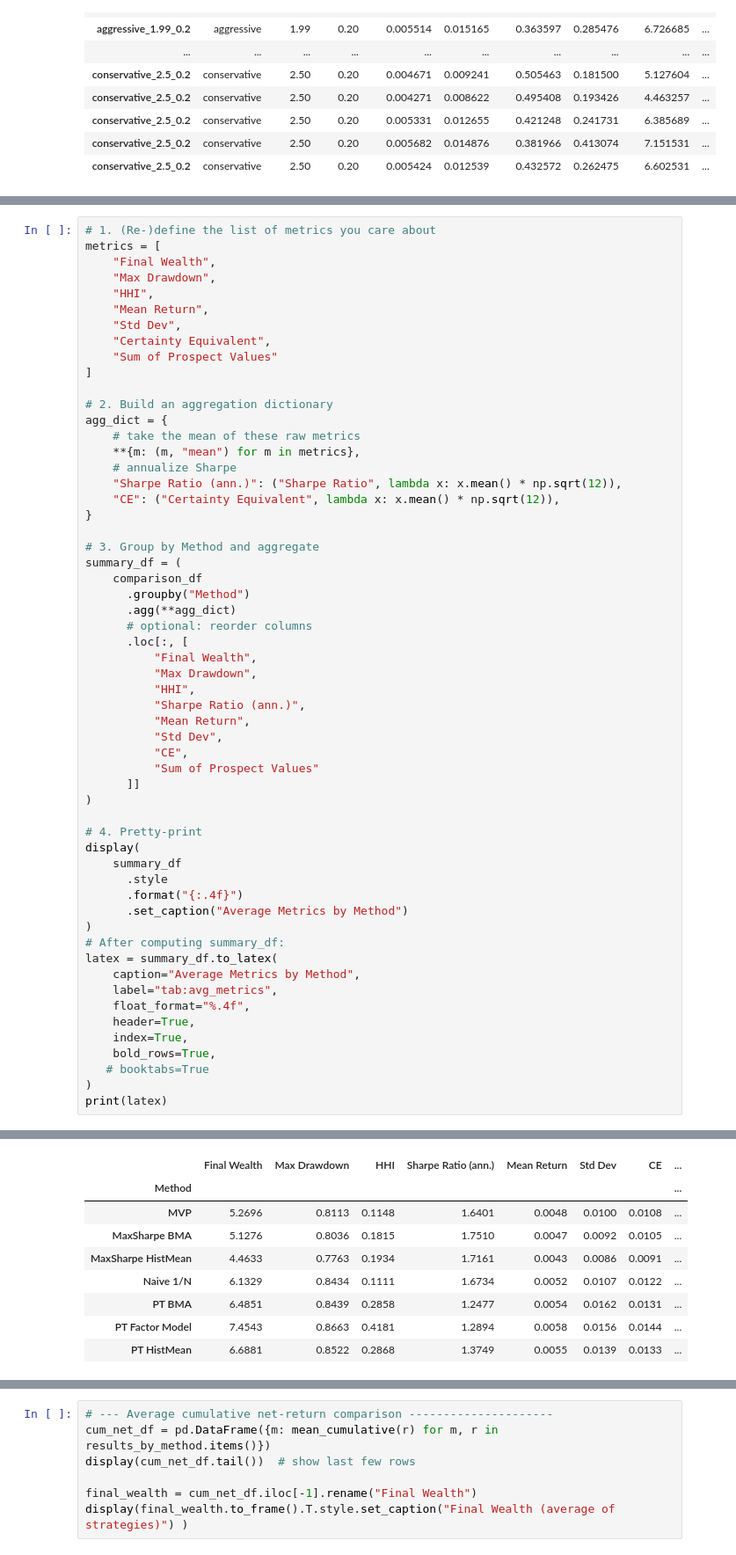
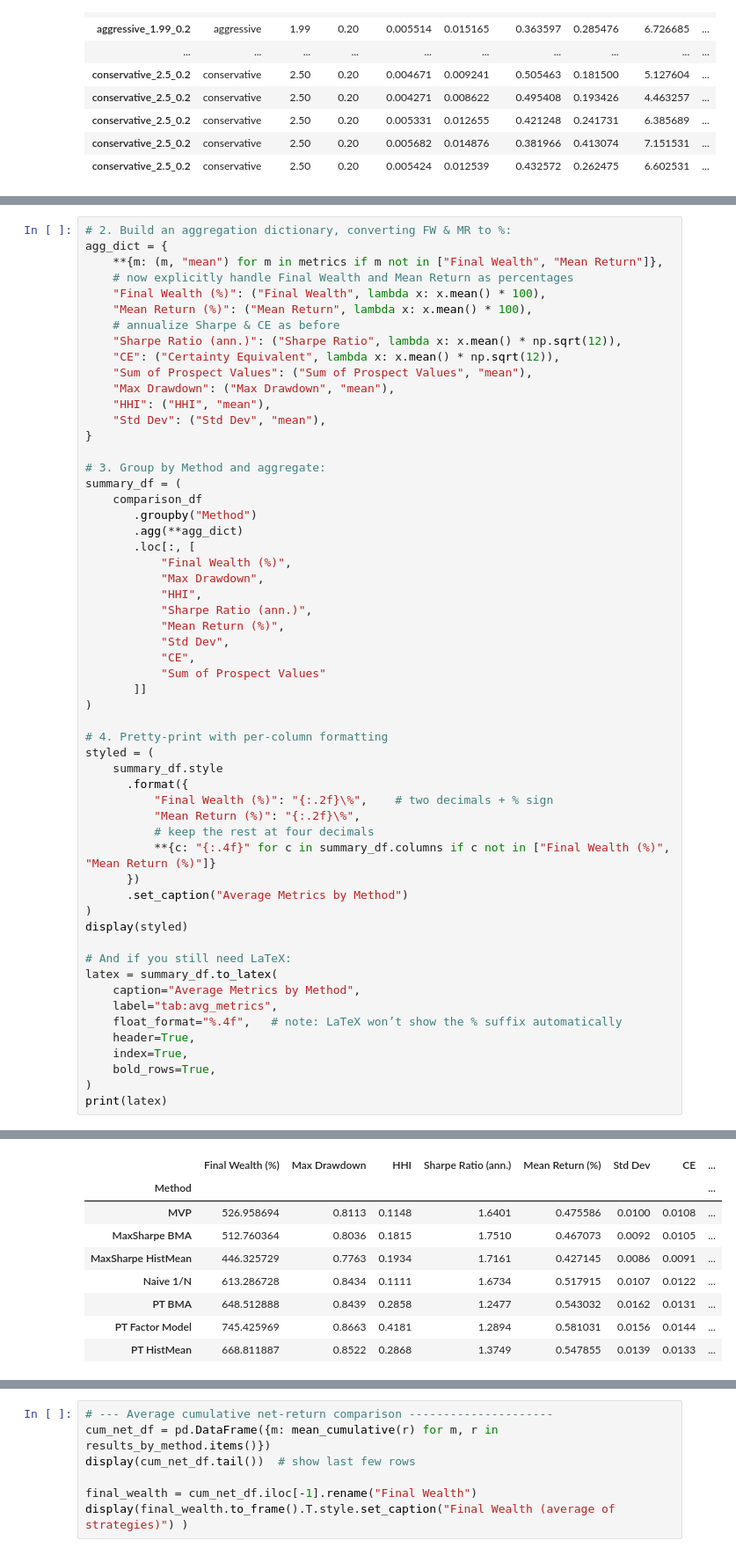
Before and after one commit to CheeseT99/speciale_repo, a Jupyter notebook: jupyternotebooks/results_pt_avg.ipynb, the cells around one changed output, grey strips where cells are left out. Shown at 88% size. Cells and saved outputs as stored; diff of their text form.

```diff
--- a/jupyternotebooks/results_pt_avg.ipynb
+++ b/jupyternotebooks/results_pt_avg.ipynb
@@ -377,71 +496,70 @@ PT Factor Model – Strategy‑level Results
 # %%
-# 1. (Re-)define the list of metrics you care about
-metrics = [
-    "Final Wealth",
-    "Max Drawdown",
-    "HHI",
-    "Mean Return",
-    "Std Dev",
-    "Certainty Equivalent",
-    "Sum of Prospect Values"
-]
-
-# 2. Build an aggregation dictionary
+# 2. Build an aggregation dictionary, converting FW & MR to %:
 agg_dict = {
-    # take the mean of these raw metrics
-    **{m: (m, "mean") for m in metrics},
-    # annualize Sharpe
+    **{m: (m, "mean") for m in metrics if m not in ["Final Wealth", "Mean Return"]},
+    # now explicitly handle Final Wealth and Mean Return as percentages
+    "Final Wealth (%)": ("Final Wealth", lambda x: x.mean() * 100),
+    "Mean Return (%)": ("Mean Return", lambda x: x.mean() * 100),
+    # annualize Sharpe & CE as before
     "Sharpe Ratio (ann.)": ("Sharpe Ratio", lambda x: x.mean() * np.sqrt(12)),
     "CE": ("Certainty Equivalent", lambda x: x.mean() * np.sqrt(12)),
+    "Sum of Prospect Values": ("Sum of Prospect Values", "mean"),
+    "Max Drawdown": ("Max Drawdown", "mean"),
+    "HHI": ("HHI", "mean"),
+    "Std Dev": ("Std Dev", "mean"),
 }
 
-# 3. Group by Method and aggregate
+# 3. Group by Method and aggregate:
 summary_df = (
     comparison_df
-      .groupby("Method")
-      .agg(**agg_dict)
-      # optional: reorder columns
-      .loc[:, [
-          "Final Wealth",
-          "Max Drawdown",
-          "HHI",
-          "Sharpe Ratio (ann.)",
-          "Mean Return",
-          "Std Dev",
-          "CE",
-          "Sum of Prospect Values"
-      ]]
+       .groupby("Method")
+       .agg(**agg_dict)
+       .loc[:, [
+           "Final Wealth (%)",
+           "Max Drawdown",
+           "HHI",
+           "Sharpe Ratio (ann.)",
+           "Mean Return (%)",
+           "Std Dev",
+           "CE",
+           "Sum of Prospect Values"
+       ]]
 )
 
-# 4. Pretty‐print
-display(
-    summary_df
-      .style
-      .format("{:.4f}")
+# 4. Pretty‐print with per‐column formatting
+styled = (
+    summary_df.style
+      .format({
+          "Final Wealth (%)": "{:.2f}\%",    # two decimals + % sign
+          "Mean Return (%)": "{:.2f}\%",
+          # keep the rest at four decimals
+          **{c: "{:.4f}" for c in summary_df.columns if c not in ["Final Wealth (%)", "Mean Return (%)"]}
+      })
       .set_caption("Average Metrics by Method")
 )
-# After computing summary_df:
+display(styled)
+
+# And if you still need LaTeX:
 latex = summary_df.to_latex(
     caption="Average Metrics by Method",
     label="tab:avg_metrics",
-    float_format="%.4f",
+    float_format="%.4f",   # note: LaTeX won’t show the % suffix automatically
     header=True,
     index=True,
     bold_rows=True,
-   # booktabs=True
 )
 print(latex)
 # %% [output]
 Average Metrics by Method
-|  | Final Wealth | Max Drawdown | HHI | Sharpe Ratio (ann.) | Mean Return | Std Dev | CE | ... |
+|  | Final Wealth (%) | Max Drawdown | HHI | Sharpe Ratio (ann.) | Mean Return (%) | Std Dev | CE | ... |
 | Method |  |  |  |  |  |  |  | ... |
-| MVP | 5.2696 | 0.8113 | 0.1148 | 1.6401 | 0.0048 | 0.0100 | 0.0108 | ... |
-| MaxSharpe BMA | 5.1276 | 0.8036 | 0.1815 | 1.7510 | 0.0047 | 0.0092 | 0.0105 | ... |
-| MaxSharpe HistMean | 4.4633 | 0.7763 | 0.1934 | 1.7161 | 0.0043 | 0.0086 | 0.0091 | ... |
-| Naive 1/N | 6.1329 | 0.8434 | 0.1111 | 1.6734 | 0.0052 | 0.0107 | 0.0122 | ... |
-| PT BMA | 6.4851 | 0.8439 | 0.2858 | 1.2477 | 0.0054 | 0.0162 | 0.0131 | ... |
-| PT Factor Model | 7.4543 | 0.8663 | 0.4181 | 1.2894 | 0.0058 | 0.0156 | 0.0144 | ... |
-| PT HistMean | 6.6881 | 0.8522 | 0.2868 | 1.3749 | 0.0055 | 0.0139 | 0.0133 | ... |
+| MVP | 526.958694 | 0.8113 | 0.1148 | 1.6401 | 0.475586 | 0.0100 | 0.0108 | ... |
+| MaxSharpe BMA | 512.760364 | 0.8036 | 0.1815 | 1.7510 | 0.467073 | 0.0092 | 0.0105 | ... |
+| MaxSharpe HistMean | 446.325729 | 0.7763 | 0.1934 | 1.7161 | 0.427145 | 0.0086 | 0.0091 | ... |
+| Naive 1/N | 613.286728 | 0.8434 | 0.1111 | 1.6734 | 0.517915 | 0.0107 | 0.0122 | ... |
+| PT BMA | 648.512888 | 0.8439 | 0.2858 | 1.2477 | 0.543032 | 0.0162 | 0.0131 | ... |
+| PT Factor Model | 745.425969 | 0.8663 | 0.4181 | 1.2894 | 0.581031 | 0.0156 | 0.0144 | ... |
+| PT HistMean | 668.811887 | 0.8522 | 0.2868 | 1.3749 | 0.547855 | 0.0139 | 0.0133 | ... |
 \begin{table}
 \caption{Average Metrics by Method}
 \label{tab:avg_metrics}
```
Also changed, not shown: parts of 9 cells of this notebook, 21 other files.
